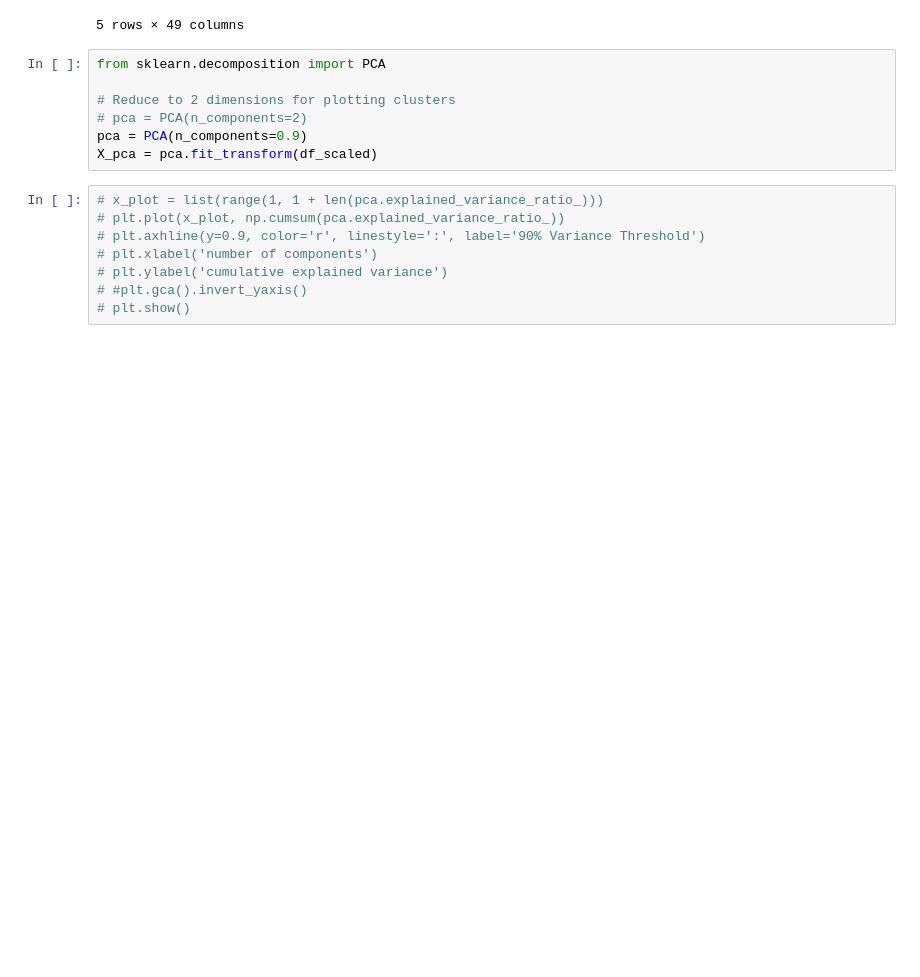
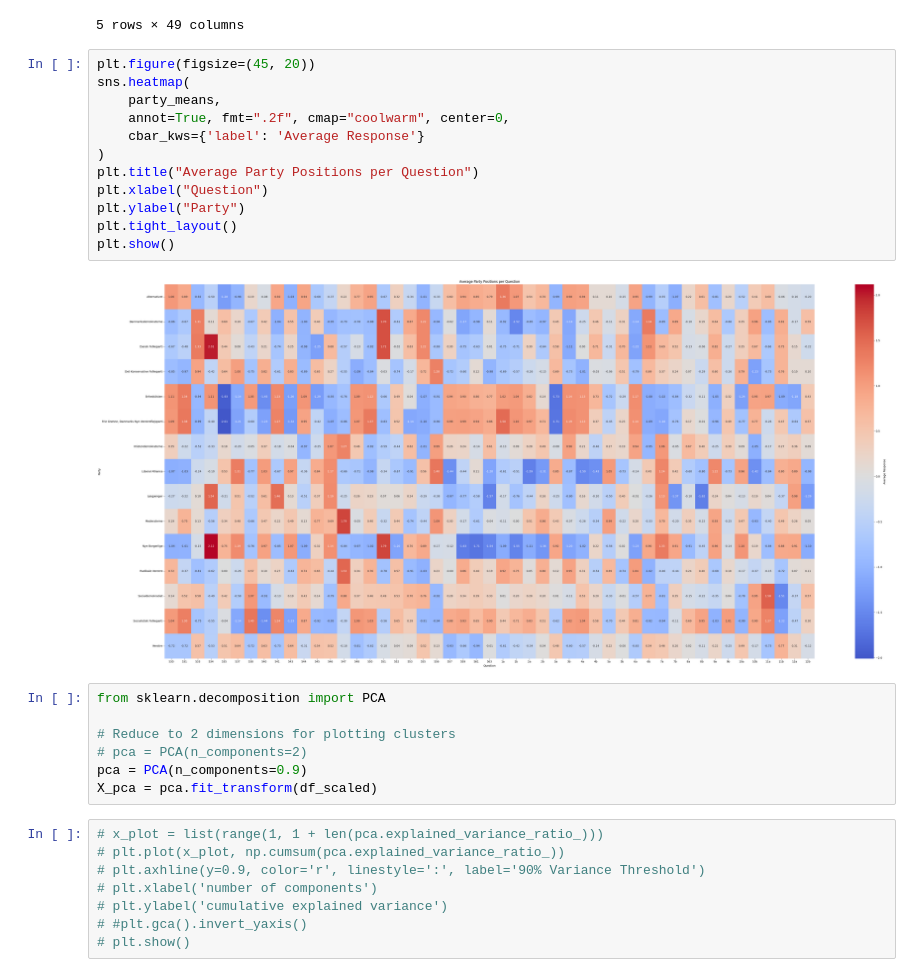
Before and after one commit to sebinko/MAL1, a Jupyter notebook: Assignment6/Assignment6.ipynb, the cells around one changed output. Cells and saved outputs as stored; diff of their text form; blank space fills up the shorter version.

```diff
--- a/Assignment6/Assignment6.ipynb
+++ b/Assignment6/Assignment6.ipynb
@@ -90,6 +90,20 @@ party_means.head()
 | Det Konservative Folkeparti | -0.854280 | -0.974765 | 0.941024 | -0.420551 | 0.641132 | 0.995359 | -0.754678 | 0.823969 | -0.612245 | 0.827115 | ... | ... |
 | Enhedslisten | 1.111673 | 1.342578 | -0.935693 | 1.109034 | -1.930925 | -1.135721 | 1.046480 | -1.452316 | 1.229131 | -1.258435 | ... | ... |
 5 rows × 49 columns
+# %%
+plt.figure(figsize=(45, 20))
+sns.heatmap(
+    party_means,
+    annot=True, fmt=".2f", cmap="coolwarm", center=0,
+    cbar_kws={'label': 'Average Response'}
+)
+plt.title("Average Party Positions per Question")
+plt.xlabel("Question")
+plt.ylabel("Party")
+plt.tight_layout()
+plt.show()
+# %% [output]
+[figure, added]
 # %%
 from sklearn.decomposition import PCA
 
```
Also changed, not shown: parts of 1 cell of this notebook, 5 other files.
